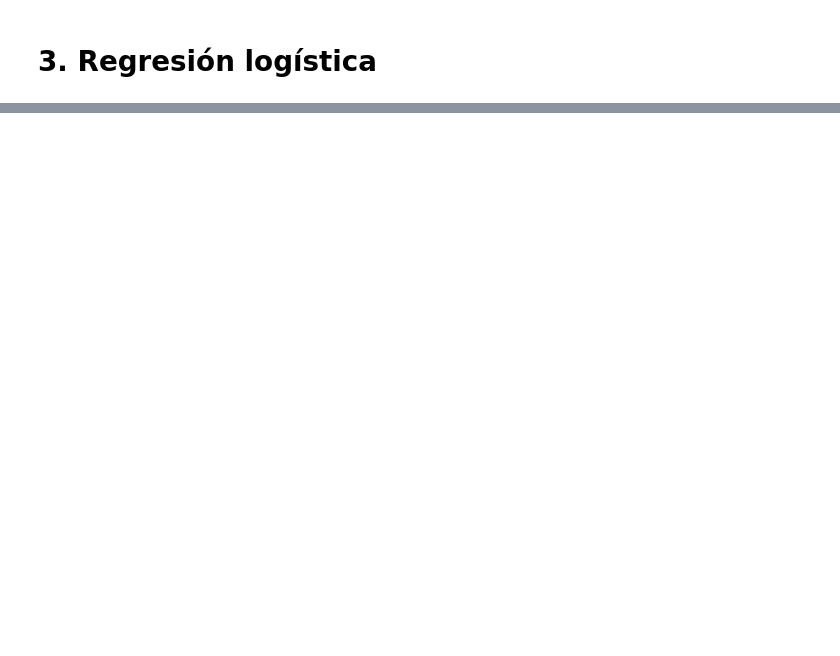
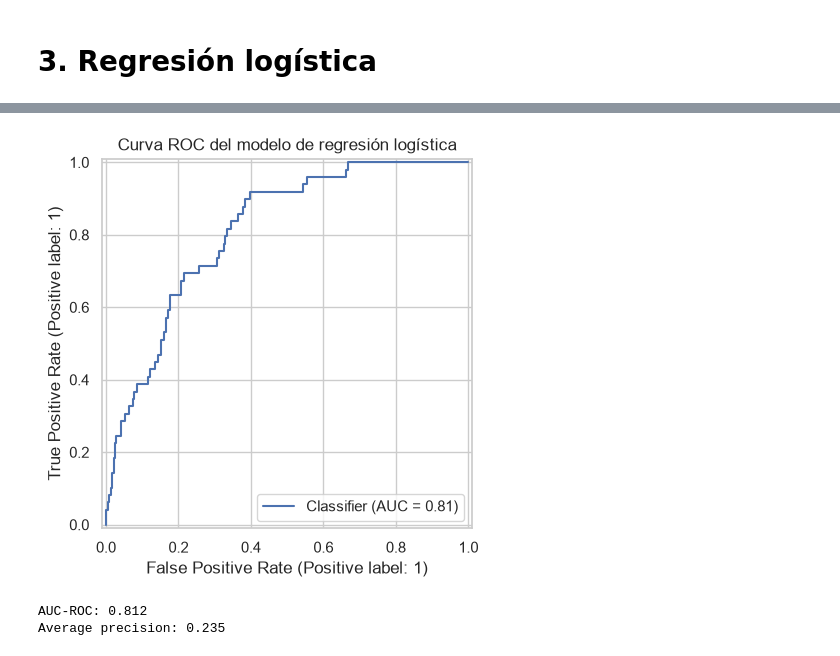
Before and after one commit to raquelmartinrodriguez/prediccion_ocurrencia_infarto_cerebral, a Jupyter notebook: prediccion_infarto_cerebral.ipynb, the cells around one changed output, grey strips where cells are left out. Saved outputs shown, nothing was run; the diff lists cells and outputs as text; code cells hidden in the pictures; blank space fills up the shorter version.

```diff
--- a/prediccion_infarto_cerebral.ipynb
+++ b/prediccion_infarto_cerebral.ipynb
@@ -1833,0 +1934,7 @@ dtype: object
+# %%
+modelo_logistico.fit(
+    X_train_codificado[variables_modelo],
+    y_train
+)
+
+print("Modelo ajustado correctamente.")
@@ -1833,0 +1959,16 @@ dtype: object
+# %%
+# Probabilidades estimadas en el conjunto de prueba
+probabilidades = modelo_logistico.predict_proba(
+    X_test_codificado[variables_modelo]
+)[:, 1]
+
+# Clasificación con umbral 0,5
+predicciones = (probabilidades >= 0.5).astype(int)
+
+# Matriz de confusión
+print("Matriz de confusión:")
+print(confusion_matrix(y_test, predicciones))
+
+# Métricas por clase
+print("\nInforme de clasificación:")
+print(classification_report(y_test, predicciones))
@@ -1833,0 +2042,24 @@ dtype: object
+# %%
+RocCurveDisplay.from_predictions(
+    y_test,
+    probabilidades
+)
+
+plt.title("Curva ROC del modelo de regresión logística")
+plt.show()
+
+# AUC-ROC
+auc = roc_auc_score(y_test, probabilidades)
+print("\nAUC-ROC:", round(auc, 3))
+
+
+average_precision = average_precision_score(
+    y_test,
+    probabilidades
+)
+
+print("Average precision:", round(average_precision, 3))
+# %% [output]
+[figure, added]
+AUC-ROC: 0.812
+Average precision: 0.235
```
Also changed, not shown: parts of 31 cells of this notebook.
